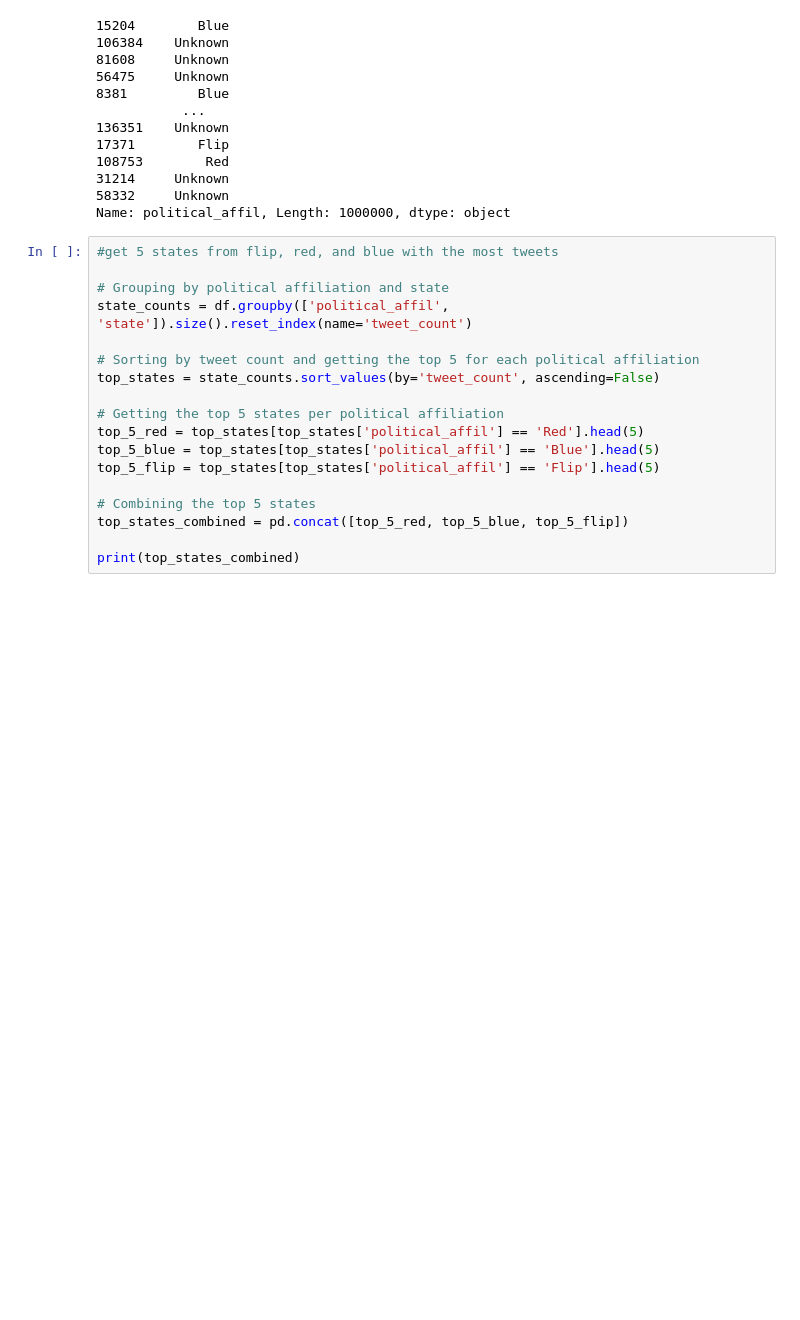
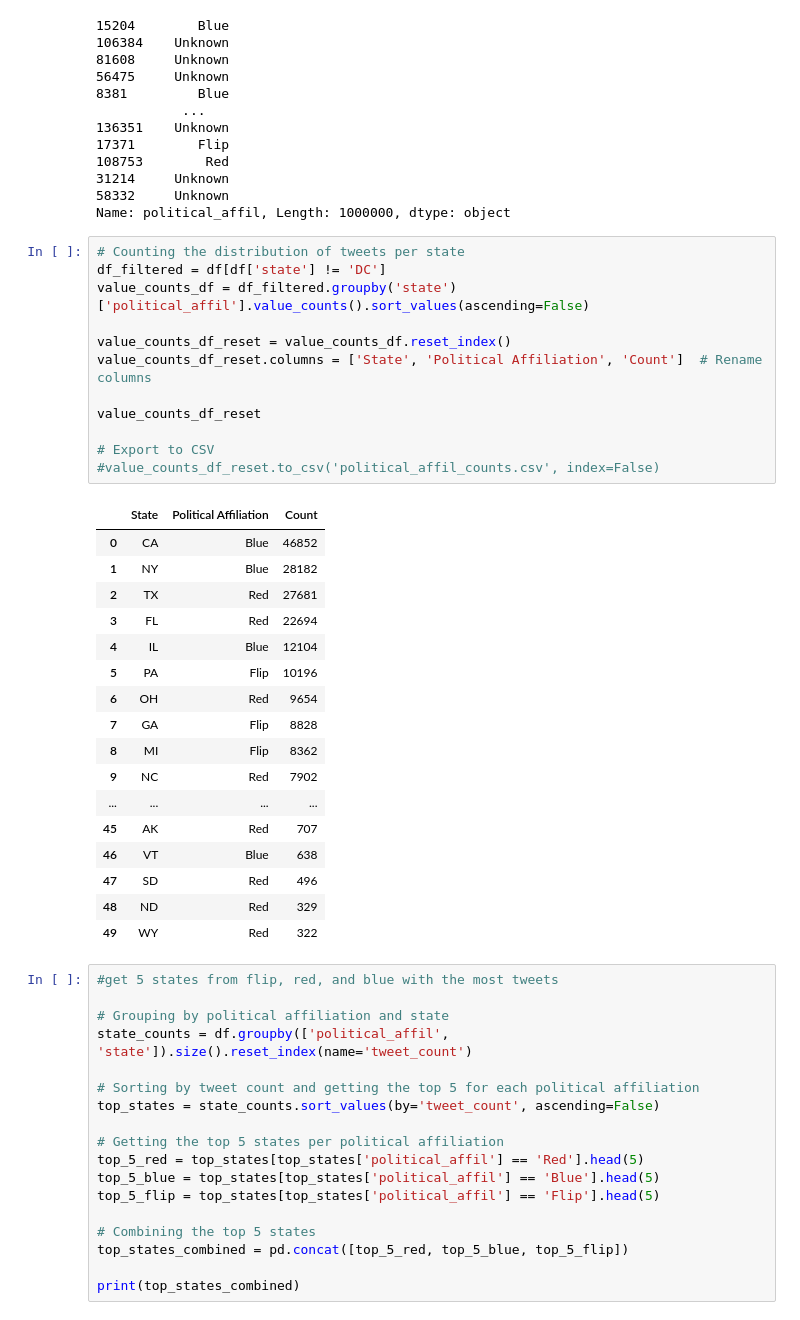
Before and after one commit to jovana-nikitovic/QSS20-Group-Project-COVID, a Jupyter notebook: code/00_mia.ipynb, the cells around one changed output. Cells and saved outputs as stored; diff of their text form; blank space fills up the shorter version.

```diff
--- a/code/00_mia.ipynb
+++ b/code/00_mia.ipynb
@@ -115,6 +107,36 @@ df['political_affil']
 31214     Unknown
 58332     Unknown
 Name: political_affil, Length: 1000000, dtype: object
+# %%
+# Counting the distribution of tweets per state
+df_filtered = df[df['state'] != 'DC']
+value_counts_df = df_filtered.groupby('state')['political_affil'].value_counts().sort_values(ascending=False)
+
+value_counts_df_reset = value_counts_df.reset_index()
+value_counts_df_reset.columns = ['State', 'Political Affiliation', 'Count']  # Rename columns
+
+value_counts_df_reset
+
+# Export to CSV
+#value_counts_df_reset.to_csv('political_affil_counts.csv', index=False)
+# %% [output]
+|  | State | Political Affiliation | Count |
+| 0 | CA | Blue | 46852 |
+| 1 | NY | Blue | 28182 |
+| 2 | TX | Red | 27681 |
+| 3 | FL | Red | 22694 |
+| 4 | IL | Blue | 12104 |
+| 5 | PA | Flip | 10196 |
+| 6 | OH | Red | 9654 |
+| 7 | GA | Flip | 8828 |
+| 8 | MI | Flip | 8362 |
+| 9 | NC | Red | 7902 |
+| ... | ... | ... | ... |
+| 45 | AK | Red | 707 |
+| 46 | VT | Blue | 638 |
+| 47 | SD | Red | 496 |
+| 48 | ND | Red | 329 |
+| 49 | WY | Red | 322 |
 # %%
 #get 5 states from flip, red, and blue with the most tweets
 
```
Also changed, not shown: parts of 9 cells of this notebook.
